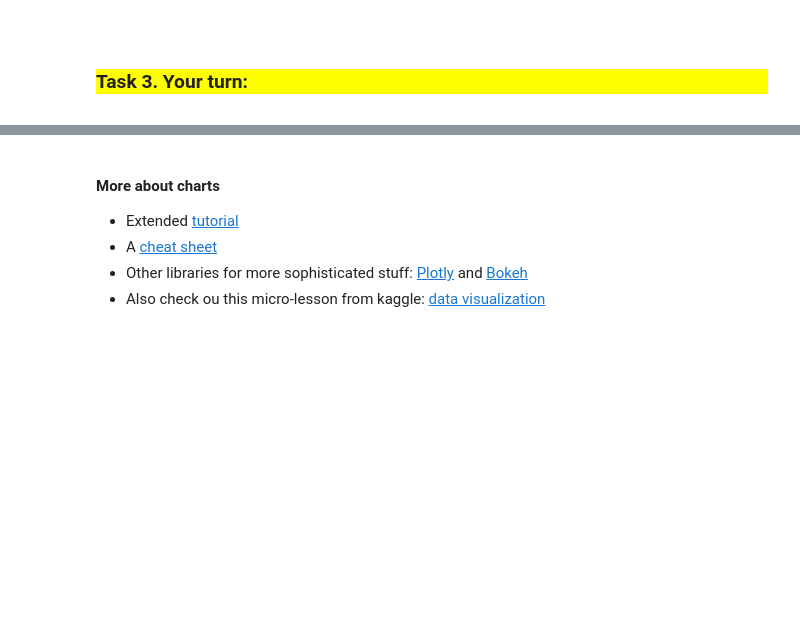
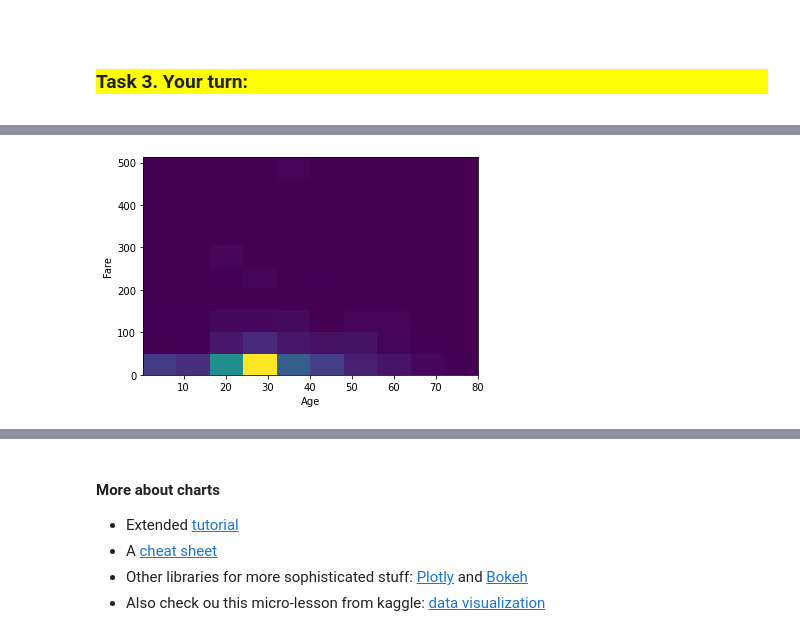
Before and after one commit to Jiashu51Han8/ml_pandas_primer, a Jupyter notebook: pandas_primer_lab.ipynb, the cells around one changed output, grey strips where cells are left out. Drawn from its saved outputs; the diff is of its cells as text; code cells hidden in the pictures; blank space fills up the shorter version.

```diff
--- a/pandas_primer_lab.ipynb
+++ b/pandas_primer_lab.ipynb
@@ -285,5 +491,14 @@ plt.hist([0, 1, 1, 1, 2, 2, 3, 3, 3, 3, 3, 4,
 # %%
+
 # Can you do that? use tab shift-tab to see if there is a way to draw a 2D histogram of age vs fare.
+
+plt.hist2d(data["Age"], data["Fare"])
+plt.xlabel("Age")
+plt.ylabel("Fare")
+
+plt.show()
+# %% [output]
+[figure, added]
 # %%
 # make a scatter plot of passenger age vs ticket fare
 
```
Also changed, not shown: parts of 34 cells of this notebook, 1 other file.
